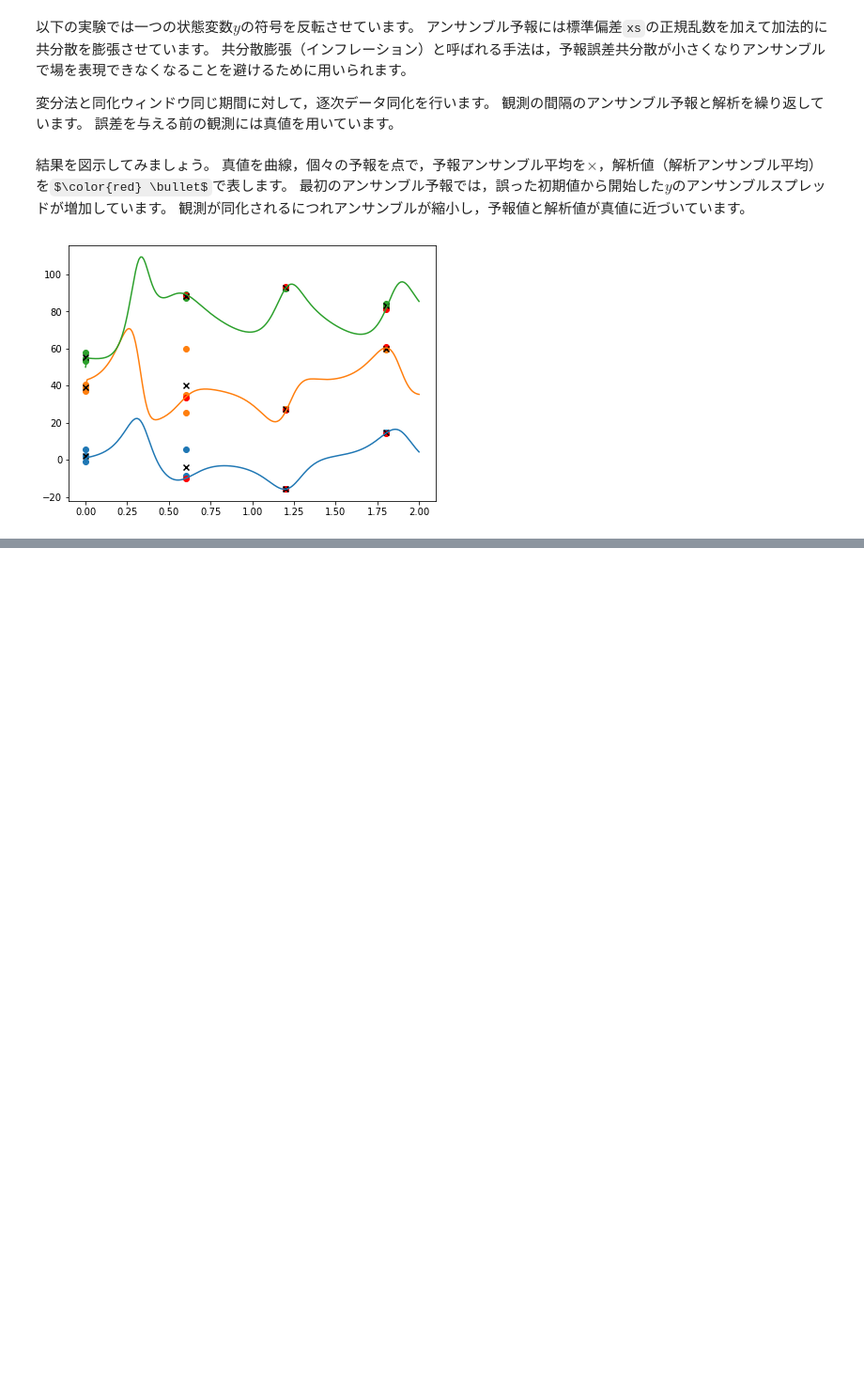
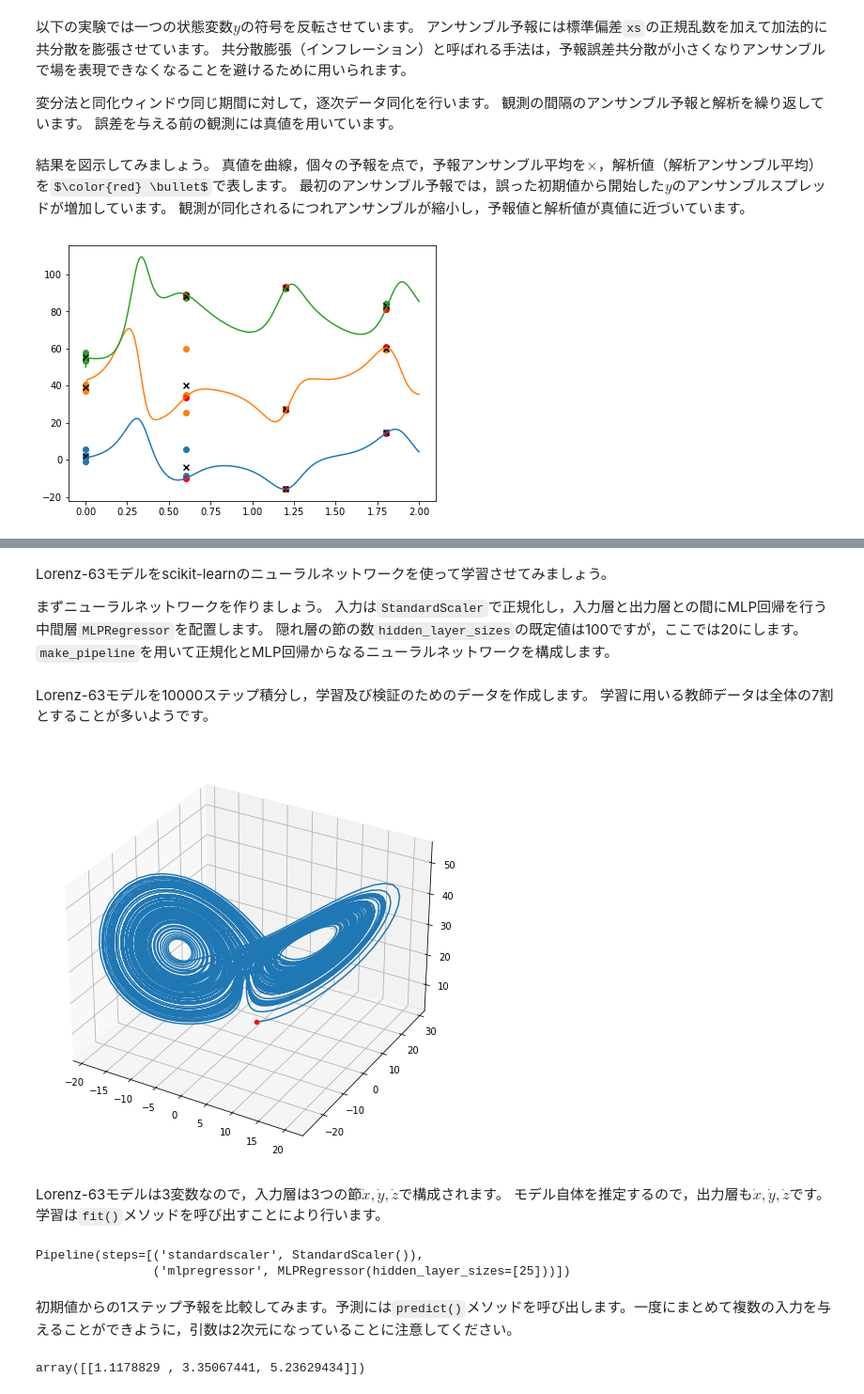
Before and after one commit to tenomoto/pymetds, a Jupyter notebook: Lorenz.ipynb, the cells around one changed output, grey strips where cells are left out. Shown: that part at 94% size. Saved outputs shown, nothing was run; the diff lists cells and outputs as text; code cells hidden in the pictures; some formulas as TeX source; blank space fills up the shorter version.

```diff
--- a/Lorenz.ipynb
+++ b/Lorenz.ipynb
@@ -462,0 +536,7 @@ for j in range(nstop//obs_int):
+# %% [markdown]
+Lorenz-63モデルをscikit-learnのニューラルネットワークを使って学習させてみましょう。
+
+まずニューラルネットワークを作りましょう。
+入力は`StandardScaler`で正規化し，入力層と出力層との間にMLP回帰を行う中間層`MLPRegressor`を配置します。
+隠れ層の節の数`hidden_layer_sizes`の既定値は100ですが，ここでは20にします。
+`make_pipeline`を用いて正規化とMLP回帰からなるニューラルネットワークを構成します。
@@ -462,0 +550,40 @@ for j in range(nstop//obs_int):
+# %% [markdown]
+Lorenz-63モデルを10000ステップ積分し，学習及び検証のためのデータを作成します。
+学習に用いる教師データは全体の7割とすることが多いようです。
+# %%
+from scipy.integrate import odeint
+
+
+p, r, b, dt, nstop = 10.0, 32.0, 8/3, 0.01, 10000
+w0 = np.array([1.0, 3.0, 5.0])
+w1 = np.copy(w0)
+
+def florenz_(w, t, p, r, b):
+    return florenz(w, p, r, b)
+
+w = odeint(florenz_, w1, np.linspace(0, 100, 10001), args=(p, r, b))
+# %%
+fig = plt.figure(figsize=[8,8])
+ax = fig.add_subplot(projection="3d")
+ax.scatter(*w[0,:], c="red")
+ax.plot(*w.transpose())
+plt.show()
+# %% [output]
+[figure, added]
+# %% [markdown]
+Lorenz-63モデルは3変数なので，入力層は3つの節$\dot{x}, \dot{y}, \dot{z}$で構成されます。
+モデル自体を推定するので，出力層も$\dot{x}, \dot{y}, \dot{z}$です。
+学習は`fit()`メソッドを呼び出すことにより行います。
+# %%
+dwdt = (w[1:] - w[:-1]) / dt
+n_learn = int(nstop * 0.7)
+nn.fit(w[1:n_learn+1], dwdt[0:n_learn])
+# %% [output]
+Pipeline(steps=[('standardscaler', StandardScaler()),
+                ('mlpregressor', MLPRegressor(hidden_layer_sizes=[25]))])
+# %% [markdown]
+初期値からの1ステップ予報を比較してみます。予測には`predict()`メソッドを呼び出します。一度にまとめて複数の入力を与えることができように，引数は2次元になっていることに注意してください。
+# %%
+w0  + dt * nn.predict(w0[None,])
+# %% [output]
+array([[1.1178829 , 3.35067441, 5.23629434]])
```
Also changed, not shown: parts of 19 cells of this notebook, 6 other files.
